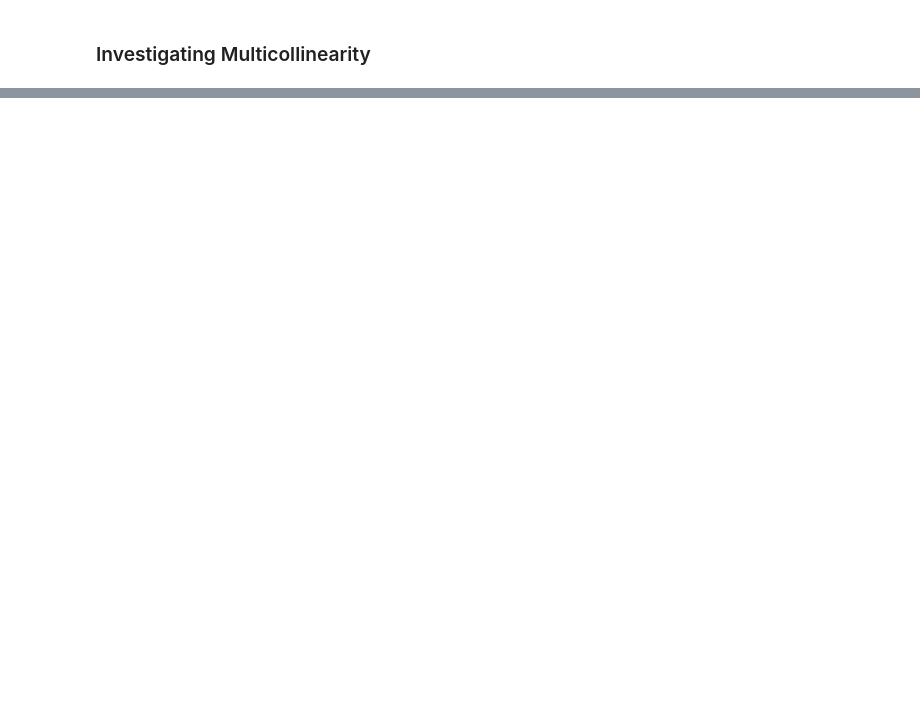
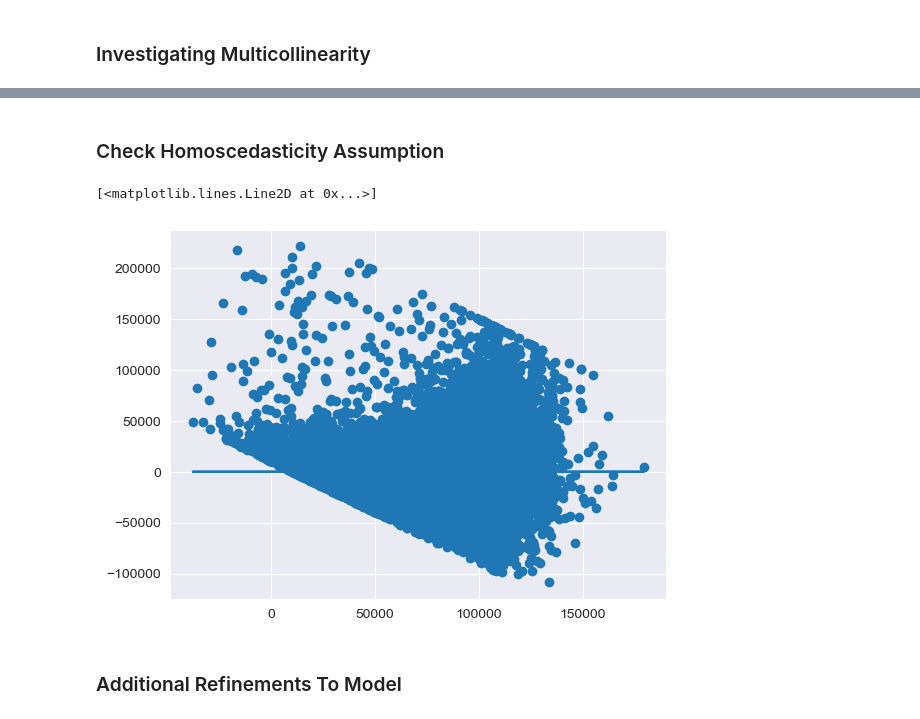
Before and after one commit to KennyMiyasato/developer_salary_predictor, a Jupyter notebook: kenny/scratch_work.ipynb, the cells around one changed output, grey strips where cells are left out. Saved outputs shown, nothing was run; the diff lists cells and outputs as text; code cells hidden in the pictures; blank space fills up the shorter version.

Commit message:
adds images and master jupyternotebook

```diff
--- a/kenny/scratch_work.ipynb
+++ b/kenny/scratch_work.ipynb
@@ -317,0 +156,3 @@ list(zip(x_cols, vif))
+# %%
+list_vif, vif, x_keep = investigate_multicollinearity(x_keep)
+# list_vif
@@ -318,5 +161,8 @@ list(zip(x_cols, vif))
 # %%
 # Subset features based on multicollinearity
-vif_scores = list(zip(x_keep, vif))
-x_keep = [x for x,vif in vif_scores if vif < 5]
-print(len(vif_scores), len(x_keep))
+def remove_vif_scores_greater_than_5(x_column_keep, vif):
+    vif_scores = list(zip(x_column_keep, vif))
+    x_keep = [x for x,vif in vif_scores if vif < 5]
+    x_drop = [x for x,vif in vif_scores if vif > 5]
+    print(f"Variance Inflation Factor (VIF): {len(vif_scores)} | To Keep: {len(x_keep)} | To Drop: {len(x_drop)}")
+    return x_keep, x_drop
@@ -324,0 +169,4 @@ print(len(vif_scores), len(x_keep))
+# %%
+x_keep, x_drop = remove_vif_scores_greater_than_5(x_keep, vif)
+# while len(x_drop)>0:
+#     x_keep, x_drop = remove_vif_scores_greater_than_5(x_keep, vif)
@@ -325,7 +177,6 @@ print(len(vif_scores), len(x_keep))
 # %%
 # Refit model with subset features
-# Refit model with subset features
-predictors = '+'.join(x_cols)
+predictors = '+'.join(x_keep)
 formula = outcome + "~" + predictors
 model = ols(formula=formula, data=train).fit()
 model.summary()
@@ -335,7 +225,14 @@ fig = sm.graphics.qqplot(model.resid, dist=stats.norm, line='45', fit=True)
+# %% [markdown]
+### Check Homoscedasticity Assumption
 # %%
 # heck that the residuals are homoscedastic
-plt.scatter(model.predict(train[x_cols]), model.resid)
-plt.plot(model.predict(train[x_cols]), [0 for i in range(len(train))])
+plt.scatter(model.predict(train[x_keep]), model.resid)
+plt.plot(model.predict(train[x_keep]), [0 for i in range(len(train))])
+# %% [output]
+[<matplotlib.lines.Line2D at 0x...>]
+[figure, added]
+# %% [markdown]
+### Additional Refinements To Model
 # %%
 # Check for outliers
 df.ConvertedComp.hist()
```
Also changed, not shown: parts of 71 cells of this notebook, 6 other files.
